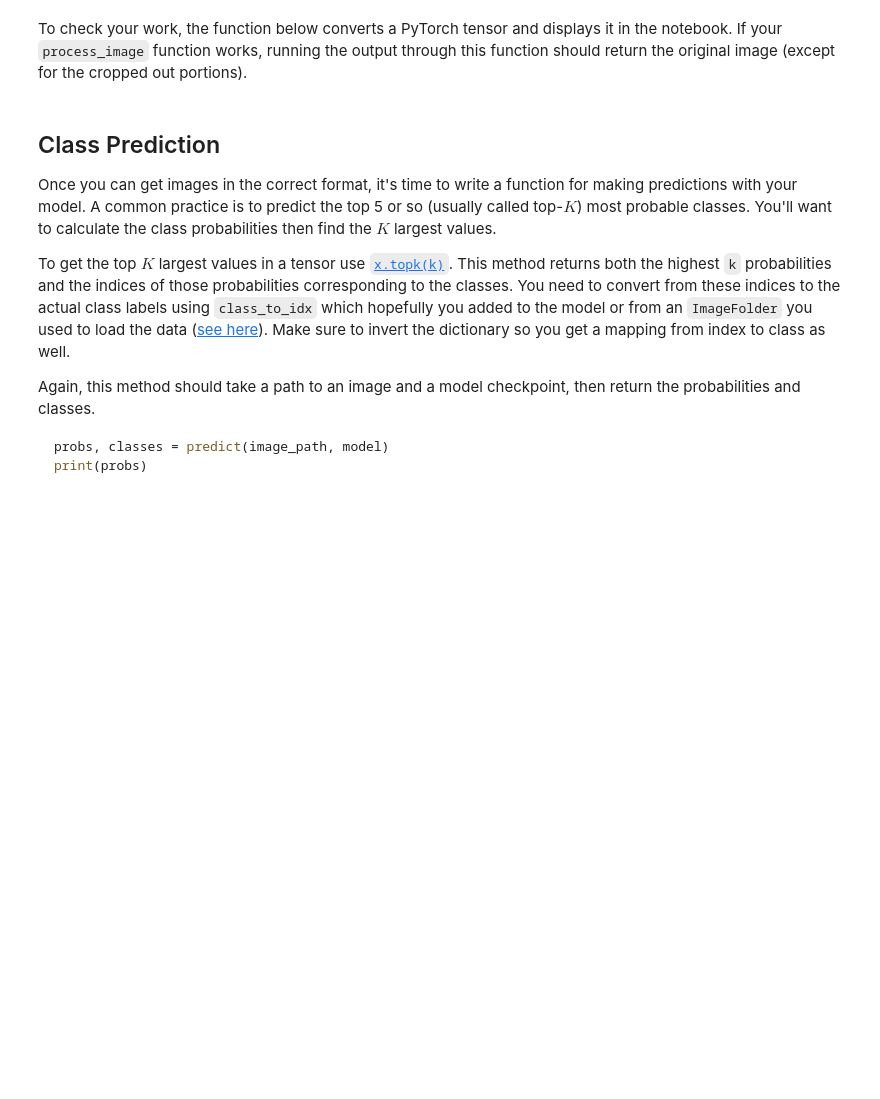
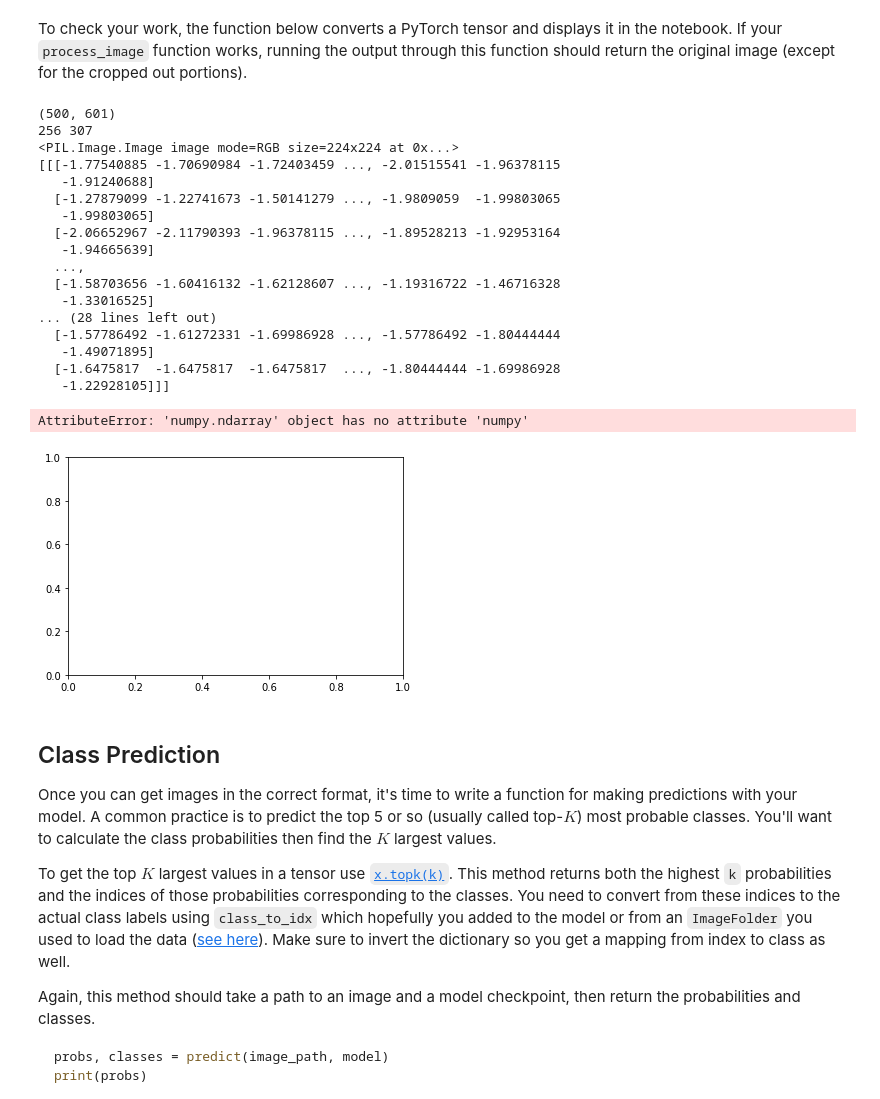
Before and after one commit to christenz/ImageClassifierProject, a Jupyter notebook: 29_01_2020_Image Classifier Project.ipynb, the cells around one changed output. Drawn from its saved outputs; the diff is of its cells as text; code cells hidden in the pictures; blank space fills up the shorter version.

```diff
--- a/29_01_2020_Image Classifier Project.ipynb
+++ b/29_01_2020_Image Classifier Project.ipynb
@@ -276,9 +284,8 @@ with active_session():
 
         #loop through training dataset
         for images, labels in train_loader:
+            model.train()
             steps +=1
-
-
 
             #sent data to cuda if gpu mode is active
             images, labels = images.to(device), labels.to(device)
@@ -303,8 +310,12 @@ with active_session():
 
             #print status for every X steps
             if steps % print_every == 0:
+                with torch.no_grad():
+                    accuracy, loss = check_model(model, valid_loader, criterion, device)
                 print("Epoch: {}/{}... ".format(e+1, epochs),
-                  "Training Loss: {:.2f}".format(running_loss/print_every))
+                  "Training Loss: {:.2f}".format(running_loss/print_every),
+                     "Validation Loss: {:.2f}.. ".format(loss),
+                      "Validation Accuracy: {:.2f}".format(accuracy))
                 #reset running loss after printing
                 running_loss = 0
 
@@ -315,8 +326,8 @@ with active_session():
             #print loss & accuracy after every epoch
         print(
             "Epoch: {}/{}... ".format(e+1, epochs),
-            "Validation Loss: {:.2f}.. ".format(loss/len(valid_loader)),
-            "Validation Accuracy: {:.2f}".format(accuracy/len(valid_loader)))
+            "Validation Loss: {:.2f}.. ".format(loss),
+            "Validation Accuracy: {:.2f}".format(accuracy))
 print(time.time() - time_0)
 print("training finished")
 # %% [output]
@@ -363,18 +376,20 @@ model.to(device)
 
 checkpoint = {
     "model" : model,
+    "state_dict" : model.state_dict(),
     "classifier" : model.classifier,
 
-    "input_size" : number_of_inputs,
+    "classifier_input_size" : number_of_inputs,
     "output size" : 102,
 
     "epochs" : epochs,
-    "optimizer" : optimizer,
+    "optimizer state" : optimizer.state_dict,
 
     "criterion" : criterion,
     "class_to_idx" : train_datasets.class_to_idx,
 
-    "classifier.state_dict" : model.classifier.state_dict()
+    "classifier.state_dict" : model.classifier.state_dict(),
+    "arch" : "vgg16"
 }
 
 torch.save(checkpoint, "checkpoint.pth")
@@ -391,7 +406,7 @@ def load_checkpoint(path):
     model = checkpoint["model"]
     model.classifier = checkpoint["classifier"]
     model.class_to_idx = checkpoint["class_to_idx"]
-    model.classifier.state_dict = checkpoint["classifier.state_dict"]
+    model.load_state_dict(checkpoint["state_dict"])
     return model
 
 
@@ -458,8 +509,8 @@ def imshow(image, ax=None, title=None):
 
     # PyTorch tensors assume the color channel is the first dimension
     # but matplotlib assumes is the third dimension
-    image = image.numpy().transpose((1, 2, 0))
-
+    #image = image.numpy().transpose((1, 2, 0))
+    image = image.transpose((1, 2, 0))
     # Undo preprocessing
     mean = np.array([0.485, 0.456, 0.406])
     std = np.array([0.229, 0.224, 0.225])
@@ -471,6 +522,30 @@ def imshow(image, ax=None, title=None):
     ax.imshow(image)
 
     return ax
+# %%
+image = Image.open('flowers/test/1/image_06743.jpg')
+np_image = process_image(image)
+imshow(np_image)
+# %% [output]
+(500, 601)
+256 307
+<PIL.Image.Image image mode=RGB size=224x224 at 0x...>
+[[[-1.77540885 -1.70690984 -1.72403459 ..., -2.01515541 -1.96378115
+   -1.91240688]
+  [-1.27879099 -1.22741673 -1.50141279 ..., -1.9809059  -1.99803065
+   -1.99803065]
+  [-2.06652967 -2.11790393 -1.96378115 ..., -1.89528213 -1.92953164
+   -1.94665639]
+  ...,
+  [-1.58703656 -1.60416132 -1.62128607 ..., -1.19316722 -1.46716328
+   -1.33016525]
+... (28 lines left out)
+  [-1.57786492 -1.61272331 -1.69986928 ..., -1.57786492 -1.80444444
+   -1.49071895]
+  [-1.6475817  -1.6475817  -1.6475817  ..., -1.80444444 -1.69986928
+   -1.22928105]]]
+AttributeError: 'numpy.ndarray' object has no attribute 'numpy'
+[figure, added]
 # %% [markdown]
 ## Class Prediction
 
```
Also changed, not shown: parts of 11 cells of this notebook.
